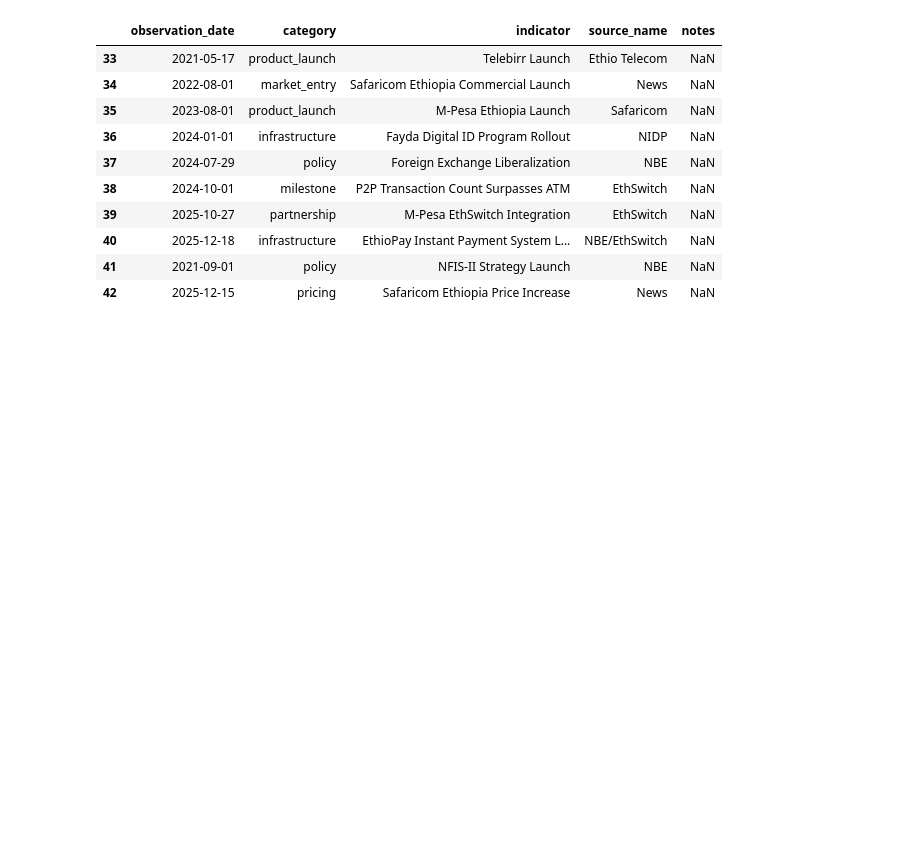
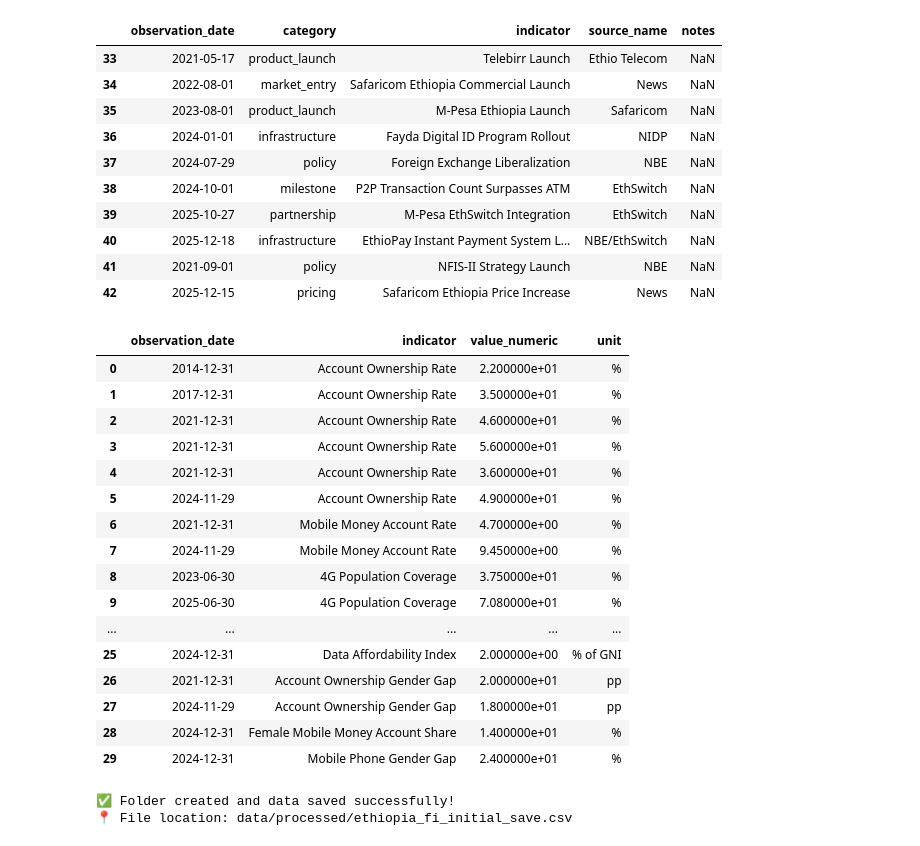
Before and after one commit to bitanyadereje/financial_forecast, a Jupyter notebook: notebooks/01_explore.ipynb, the cells around one changed output. Drawn from its saved outputs; the diff is of its cells as text; code cells hidden in the pictures; blank space fills up the shorter version.

```diff
--- a/notebooks/01_explore.ipynb
+++ b/notebooks/01_explore.ipynb
@@ -68,3 +71,36 @@ events[['observation_date', 'category', 'indicator', 'source_name', 'notes']].he
 | 40 | 2025-12-18 | infrastructure | EthioPay Instant Payment System L... | NBE/EthSwitch | NaN |
 | 41 | 2021-09-01 | policy | NFIS-II Strategy Launch | NBE | NaN |
 | 42 | 2025-12-15 | pricing | Safaricom Ethiopia Price Increase | News | NaN |
+# %%
+observations = df[df['record_type'] == 'observation']
+observations[['observation_date', 'indicator', 'value_numeric', 'unit']]
+# %% [output]
+|  | observation_date | indicator | value_numeric | unit |
+| 0 | 2014-12-31 | Account Ownership Rate | 2.200000e+01 | % |
+| 1 | 2017-12-31 | Account Ownership Rate | 3.500000e+01 | % |
+| 2 | 2021-12-31 | Account Ownership Rate | 4.600000e+01 | % |
+| 3 | 2021-12-31 | Account Ownership Rate | 5.600000e+01 | % |
+| 4 | 2021-12-31 | Account Ownership Rate | 3.600000e+01 | % |
+| 5 | 2024-11-29 | Account Ownership Rate | 4.900000e+01 | % |
+| 6 | 2021-12-31 | Mobile Money Account Rate | 4.700000e+00 | % |
+| 7 | 2024-11-29 | Mobile Money Account Rate | 9.450000e+00 | % |
+| 8 | 2023-06-30 | 4G Population Coverage | 3.750000e+01 | % |
+| 9 | 2025-06-30 | 4G Population Coverage | 7.080000e+01 | % |
+| ... | ... | ... | ... | ... |
+| 25 | 2024-12-31 | Data Affordability Index | 2.000000e+00 | % of GNI |
+| 26 | 2021-12-31 | Account Ownership Gender Gap | 2.000000e+01 | pp |
+| 27 | 2024-11-29 | Account Ownership Gender Gap | 1.800000e+01 | pp |
+| 28 | 2024-12-31 | Female Mobile Money Account Share | 1.400000e+01 | % |
+| 29 | 2024-12-31 | Mobile Phone Gender Gap | 2.400000e+01 | % |
+# %%
+import os
+
+os.makedirs('../data/processed', exist_ok=True)
+
+df.to_csv('../data/processed/ethiopia_fi_initial_save.csv', index=False)
+
+print("✅ Folder created and data saved successfully!")
+print("📍 File location: data/processed/ethiopia_fi_initial_save.csv")
+# %% [output]
+✅ Folder created and data saved successfully!
+📍 File location: data/processed/ethiopia_fi_initial_save.csv
```
Also changed, not shown: parts of 3 cells of this notebook.
